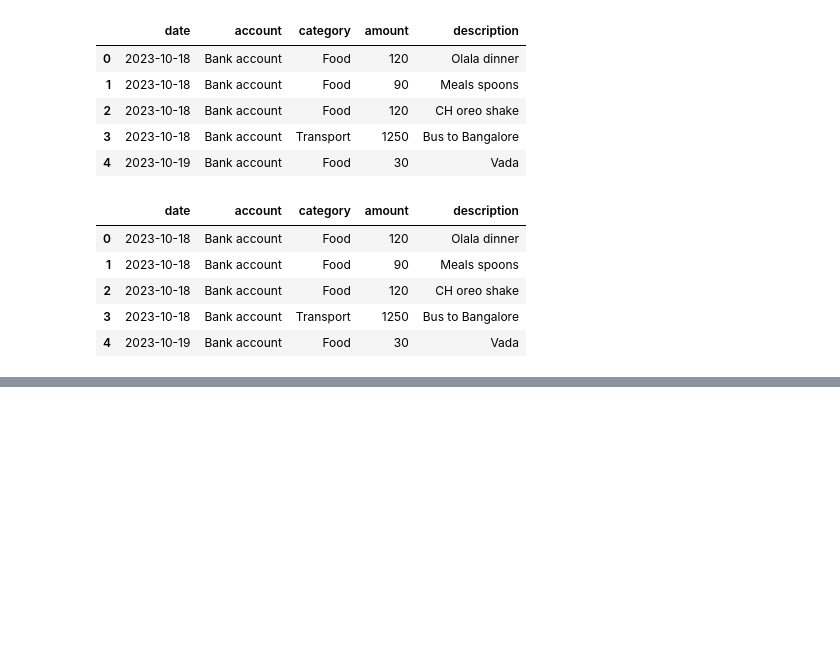
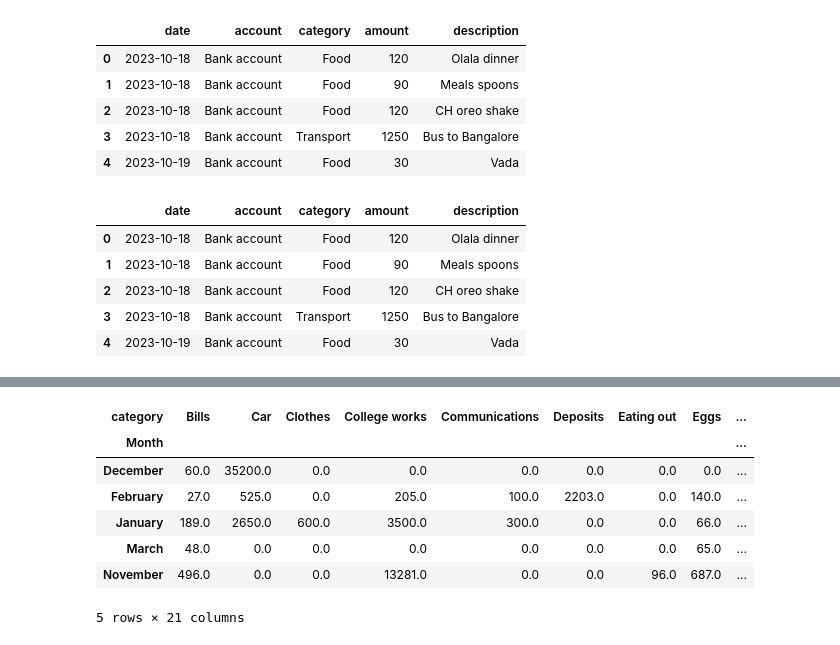
Before and after one commit to amanparasher/BudgetBud, a Jupyter notebook: backend/analysis.ipynb, the cells around one changed output, grey strips where cells are left out. Drawn from its saved outputs; the diff is of its cells as text; code cells hidden in the pictures; blank space fills up the shorter version.

```diff
--- a/backend/analysis.ipynb
+++ b/backend/analysis.ipynb
@@ -73,3 +73,13 @@ data.head()
 | 2 | 2023-10-18 | Bank account | Food | 120 | CH oreo shake |
 | 3 | 2023-10-18 | Bank account | Transport | 1250 | Bus to Bangalore |
 | 4 | 2023-10-19 | Bank account | Food | 30 | Vada |
+# %%
+# Extract month from the 'Date' column
+data['Month'] = data['date'].dt.month
+data['Month'] = data['Month'].replace(10, 'October')
+data['Month'] = data['Month'].replace(11, 'November')
+data['Month'] = data['Month'].replace(12, 'December')
+data['Month'] = data['Month'].replace(1, 'January')
+data['Month'] = data['Month'].replace(2, 'February')
+data['Month'] = data['Month'].replace(3, 'March')
+data.head()
@@ -83,0 +123,15 @@ categories = ['Food', 'Transport', 'House', 'Sports', 'Car', 'Friends ',
+# %%
+# Arrange months in ascending order
+custom_order = ['October', 'November', 'December', 'January', 'February', 'March']
+monthly_sum_df = monthly_sum_df.fillna(0)
+monthly_sum_df.reindex(custom_order)
+monthly_sum_df.head()
+# %% [output]
+| category | Bills | Car | Clothes | College works | Communications | Deposits | Eating out | Eggs | ... |
+| Month |  |  |  |  |  |  |  |  | ... |
+| December | 60.0 | 35200.0 | 0.0 | 0.0 | 0.0 | 0.0 | 0.0 | 0.0 | ... |
+| February | 27.0 | 525.0 | 0.0 | 205.0 | 100.0 | 2203.0 | 0.0 | 140.0 | ... |
+| January | 189.0 | 2650.0 | 600.0 | 3500.0 | 300.0 | 0.0 | 0.0 | 66.0 | ... |
+| March | 48.0 | 0.0 | 0.0 | 0.0 | 0.0 | 0.0 | 0.0 | 65.0 | ... |
+| November | 496.0 | 0.0 | 0.0 | 13281.0 | 0.0 | 0.0 | 96.0 | 687.0 | ... |
+5 rows × 21 columns
```
Also changed, not shown: parts of 10 cells of this notebook, 1 other file.
